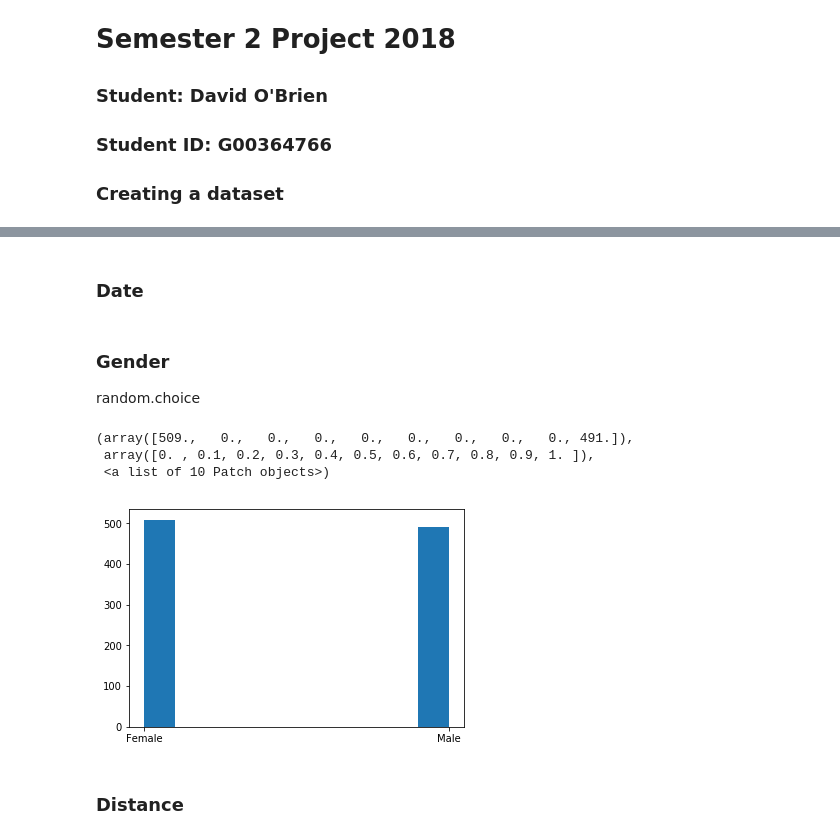
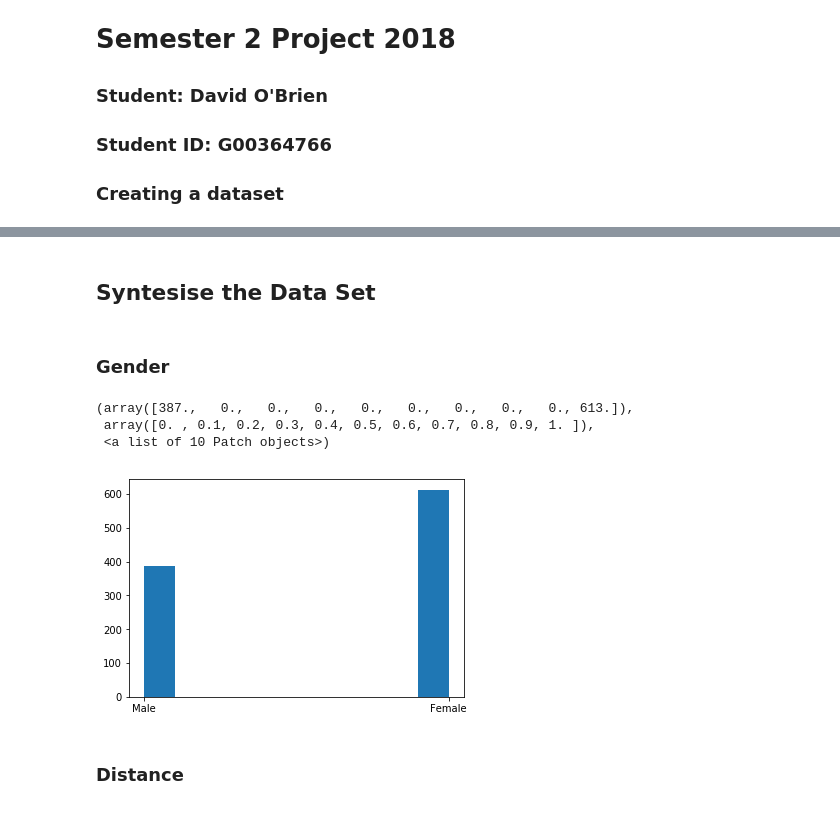
Before and after one commit to davidobrien1/project, a Jupyter notebook: phenomenon.ipynb, the cells around one changed output, grey strips where cells are left out. Drawn from its saved outputs; the diff is of its cells as text; code cells hidden in the pictures.

Commit message:
added weighting to random.choice to match real world data

```diff
--- a/phenomenon.ipynb
+++ b/phenomenon.ipynb
@@ -64,6 +64,8 @@ Race | Male | Female
 42k (full marathon) | 64% | 36%
 
 It can be seen from above that as the race distance increases, the proportions shift from a female majority in the lower distance to a male majority in the higher distance.  To use reasonable proportions of male to female runners, i have based the percentages used in the synthesised data on the 10k values as the plots above show us that the average weekly distance is less than 10k.
+# %% [markdown]
+## Syntesise the Data Set
 # %%
 # Import modules
 import pandas as pd
@@ -72,20 +74,17 @@ import matplotlib.dates as mdates
 import seaborn as sns
 import numpy as np
 # %% [markdown]
-### Date
+### Gender
-# %% [markdown]
-### Gender
-random.choice
 # %%
 # creating the gender data
-gender = ['Male','Female']
-results = np.random.choice(gender, 1000)
+gender = ['Male','Female'] # define the values
+results = np.random.choice(gender, 1000, p=[0.37,0.63])
 plt.hist(results)
 # %% [output]
-(array([509.,   0.,   0.,   0.,   0.,   0.,   0.,   0.,   0., 491.]),
+(array([387.,   0.,   0.,   0.,   0.,   0.,   0.,   0.,   0., 613.]),
  array([0. , 0.1, 0.2, 0.3, 0.4, 0.5, 0.6, 0.7, 0.8, 0.9, 1. ]),
  <a list of 10 Patch objects>)
-[figure, old version]
+[figure, new version]
 # %% [markdown]
 ### Distance
 # %% [markdown]
```
